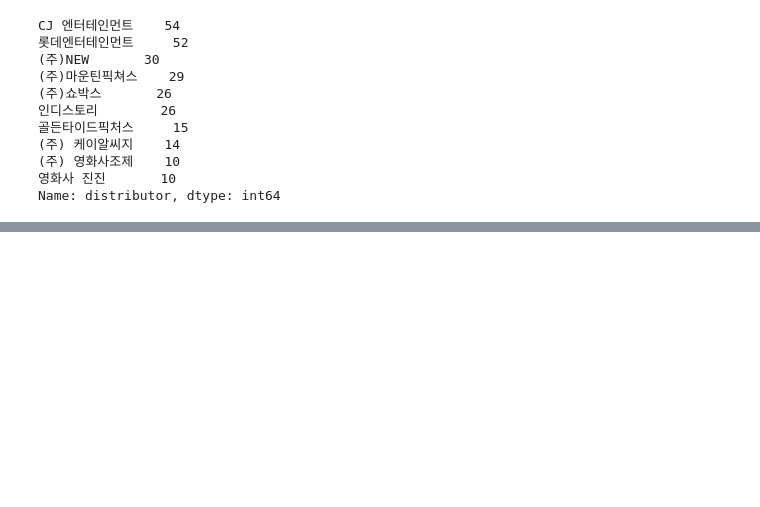
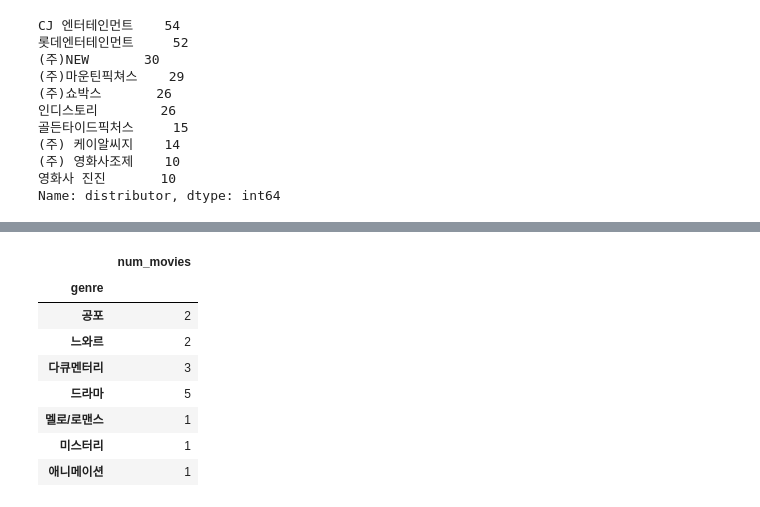
Before and after one commit to chacha715/ESA, a Jupyter notebook: mini_project_차민경.ipynb, the cells around one changed output, grey strips where cells are left out. Drawn from its saved outputs; the diff is of its cells as text; code cells hidden in the pictures; blank space fills up the shorter version.

```diff
--- a/mini_project_차민경.ipynb
+++ b/mini_project_차민경.ipynb
@@ -278,0 +386,21 @@ ax = sns.countplot('distributor',data=train_top6,hue='genre')
+# %%
+#배급사별 자료 정렬
+train_bottom15 = train['distributor'].value_counts().tail(15)
+
+train_dt_genre2 = train.groupby(['distributor', 'genre'])['title'].count().reset_index()
+train_dt_genre2.columns = ['distributor', 'genre', 'num_movies']
+
+train_distributor_genre2 = train_dt_genre2[train_dt_genre2['distributor'].isin(train_bottom15.index)].copy() #하위 배급사 자료만
+
+train_distributor_genre2 = pd.DataFrame(train_distributor_genre2.groupby(['genre'])['num_movies'].sum())
+train_distributor_genre2
+# %% [output]
+|  | num_movies |
+| genre |  |
+| 공포 | 2 |
+| 느와르 | 2 |
+| 다큐멘터리 | 3 |
+| 드라마 | 5 |
+| 멜로/로맨스 | 1 |
+| 미스터리 | 1 |
+| 애니메이션 | 1 |
```
Also changed, not shown: parts of 25 cells of this notebook.
